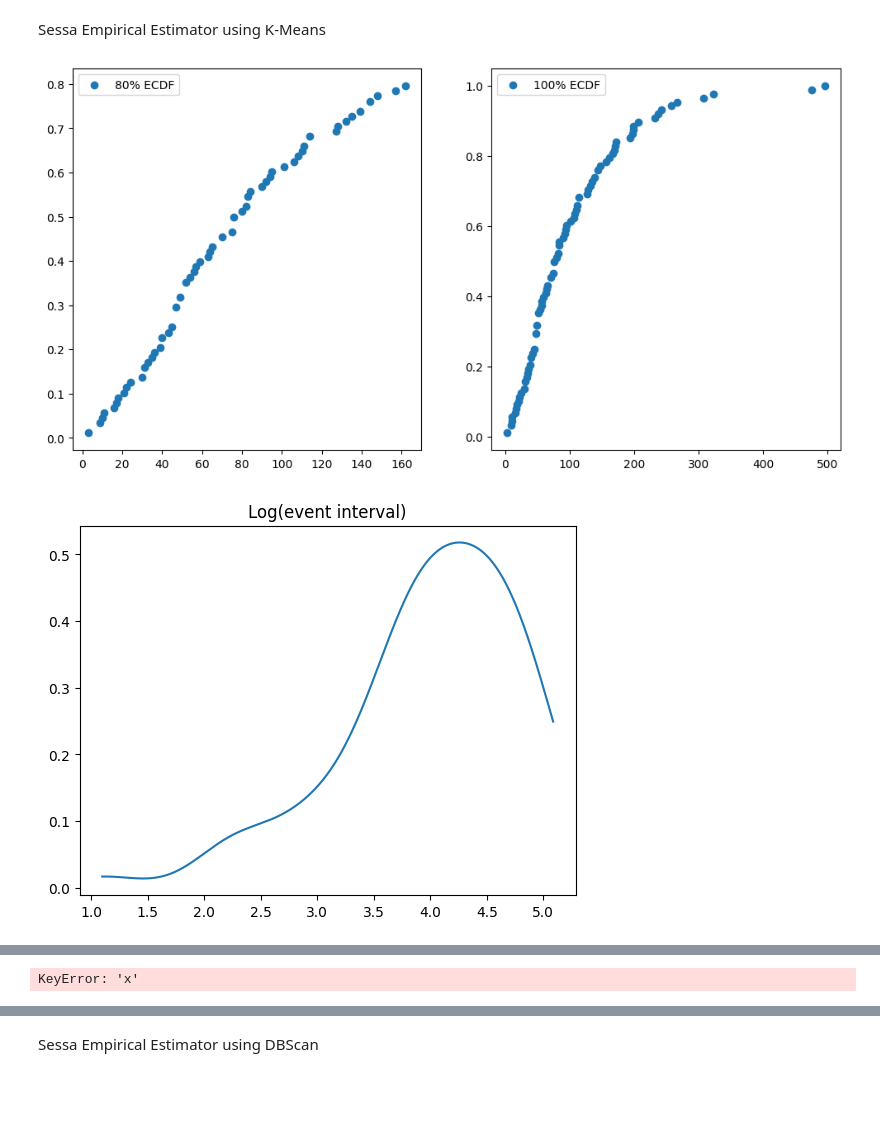
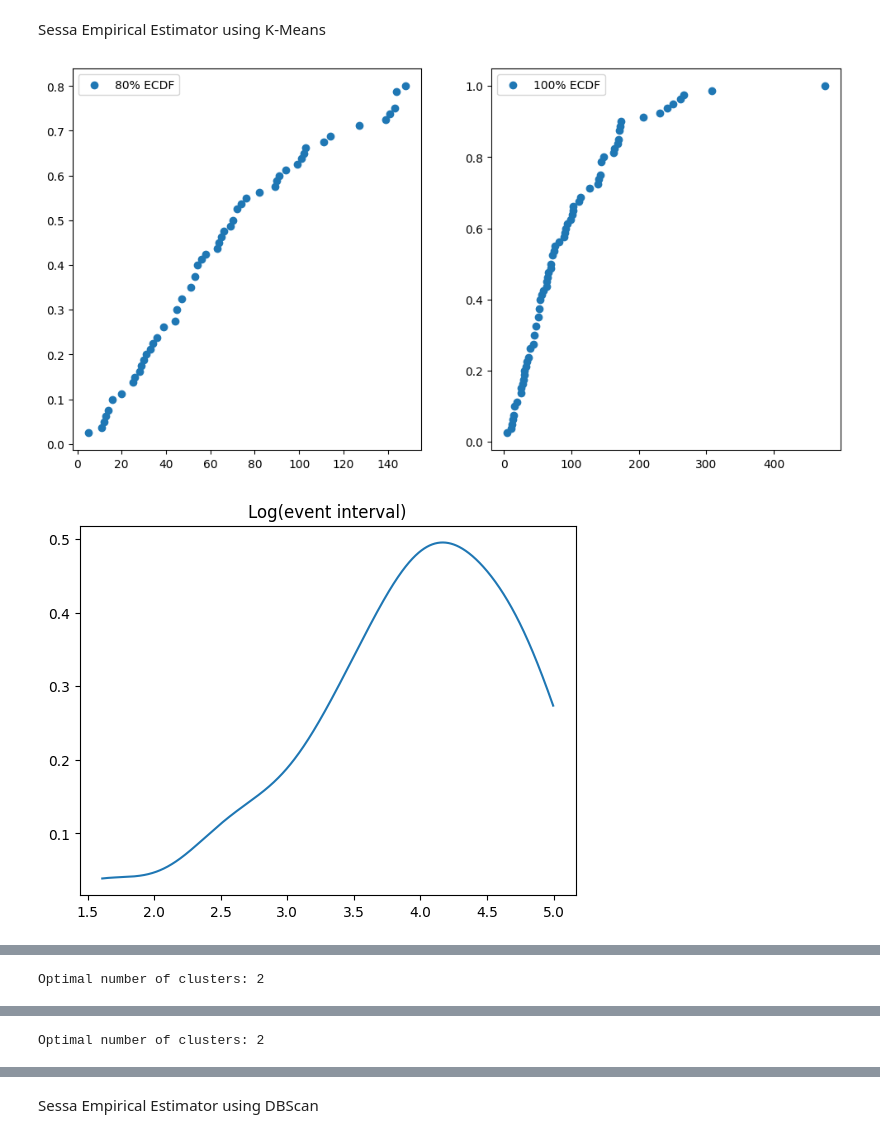
Before and after one commit to wolfgang04/Clustering-Assignment-2-SEE, a Jupyter notebook: see.ipynb, the cells around one changed output, grey strips where cells are left out. Drawn from its saved outputs; the diff is of its cells as text; code cells hidden in the pictures; blank space fills up the shorter version.

```diff
--- a/see.ipynb
+++ b/see.ipynb
@@ -35,7 +36,8 @@ def See(arg1):
     Drug_see_p1 = Drug_see_p1.sort_values(by=['pnr', 'eksd'])
     Drug_see_p1['prev_eksd'] = Drug_see_p1.groupby('pnr')['eksd'].shift(1)
     Drug_see_p1 = Drug_see_p1.dropna(subset=['prev_eksd'])
-    Drug_see_p1 = Drug_see_p1.groupby('pnr').apply(lambda x: x.sample(1)).reset_index(drop=True)
+    Drug_see_p1 = Drug_see_p1.groupby('pnr').filter(lambda x: len(x) > 1).sample(frac=1).drop_duplicates('pnr')
+
     Drug_see_p1['event_interval'] = (Drug_see_p1['eksd'] - Drug_see_p1['prev_eksd']).dt.days
 
     # Compute ECDF
@@ -73,12 +75,25 @@ def See(arg1):
         silhouette_scores.append((n_clusters, score))
     best_n_clusters = max(silhouette_scores, key=lambda x: x[1])[0]
 
+    n_clusters_list, scores = zip(*silhouette_scores)
+
+    plt.figure(figsize=(8, 5))
+    plt.plot(n_clusters_list, scores, marker='o', linestyle='-', label='KMeans Silhouette Score')
+    plt.xlabel('Number of Clusters')
+    plt.ylabel('Silhouette Score')
+    plt.title('Silhouette Scores for KMeans')
+    plt.legend()
+    plt.show()
+    print(f'Optimal number of clusters: {best_n_clusters}')
+
     kmeans = KMeans(n_clusters=best_n_clusters, random_state=1234)
     kmeans.fit(dfper[['x']])
     dfper['cluster'] = kmeans.labels_
 
     cluster_summary = dfper.groupby('cluster')['x'].agg(['min', 'max', 'median']).reset_index()
-    results = Drug_see_p1.merge(cluster_summary, left_on='event_interval', right_on='x', how='left')
+    cluster_summary.columns = ['cluster', 'min', 'max', 'median']
+
+    results = Drug_see_p1.merge(cluster_summary, left_on='event_interval', right_on='median', how='left')
     results['cluster'] = results['cluster'].fillna(0).astype(int)
     results['Median'] = results['median'].apply(np.exp)
     results = results[['pnr', 'Median', 'cluster']]
@@ -95,20 +110,21 @@ def See(arg1):
     Drug_see_p0 = Drug_see_p0.merge(Drug_see_p3, on='pnr', how='left')
     Drug_see_p0['Median'] = Drug_see_p0['Median'].fillna(t1_merged['Median'])
     Drug_see_p0['cluster'] = Drug_see_p0['cluster'].fillna(0).astype(int)
+
     return Drug_see_p0
 # %%
-def see_assumption(arg1):
+def see_assumption(arg1, label):
     arg1 = arg1.sort_values(by=['pnr', 'eksd'])
     arg1['prev_eksd'] = arg1.groupby('pnr')['eksd'].shift(1)
 
-    Drug_see2 = arg1.dropna(subset=['prev_eksd'])
+    Drug_see2 = arg1.dropna(subset=['prev_eksd']).copy()
     Drug_see2['p_number'] = Drug_see2.groupby('pnr').cumcount() + 1
     Drug_see2 = Drug_see2[Drug_see2['p_number'] >= 2]
     Drug_see2['Duration'] = (Drug_see2['eksd'] - Drug_see2['prev_eksd']).dt.days
 
     plt.figure(figsize=(10, 6))
     sns.boxplot(x='p_number', y='Duration', data=Drug_see2)
-    plt.title('Duration by Prescription Number')
+    plt.title(f'Duration by Prescription Number for {label}')
     plt.show()
 
     medians_of_medians = Drug_see2.groupby('pnr')['Duration'].median().median()
@@ -116,15 +132,16 @@ def see_assumption(arg1):
     plt.figure(figsize=(10, 6))
     sns.boxplot(x='p_number', y='Duration', data=Drug_see2)
     plt.axhline(medians_of_medians, color='red', linestyle='--')
-    plt.title('Duration by Prescription Number with Median Line')
+    plt.title(f'Duration by Prescription Number with Median Line for {label}')
     plt.show()
 
     return plt
 # %%
 medA = See('medA')
 medB = See('medB')
-see_assumption(medA)
-see_assumption(medB)
+
+see_assumption(medA, 'medA')
+see_assumption(medB, 'medB')
 # %% [output]
-[figure, old version]
+[figure, new version]
-[figure, old version]
+[figure, new version]
@@ -131 +149 @@ see_assumption(medB)
-KeyError: 'x'
+Optimal number of clusters: 2
@@ -131,0 +153 @@ KeyError: 'x'
+Optimal number of clusters: 2
```
Also changed, not shown: parts of 5 cells of this notebook.
